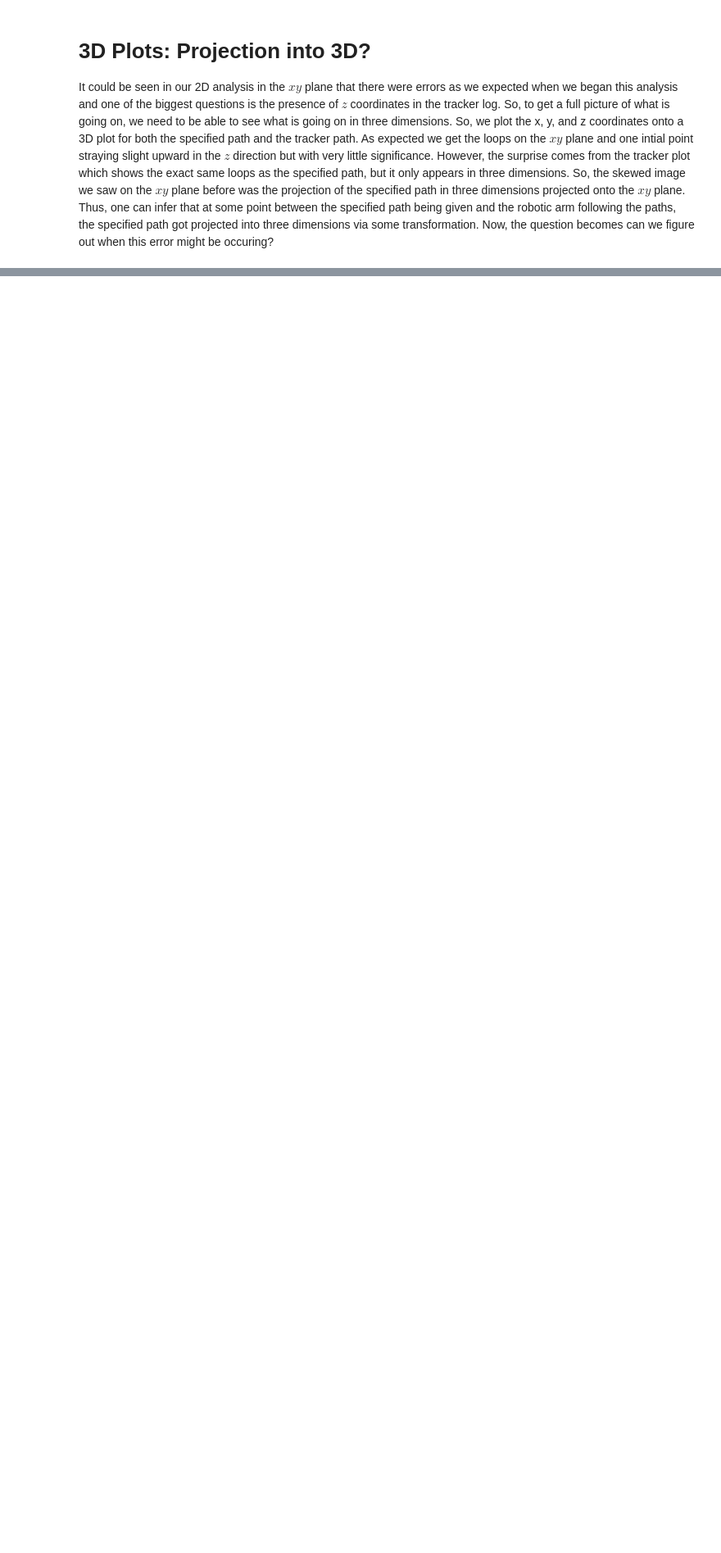
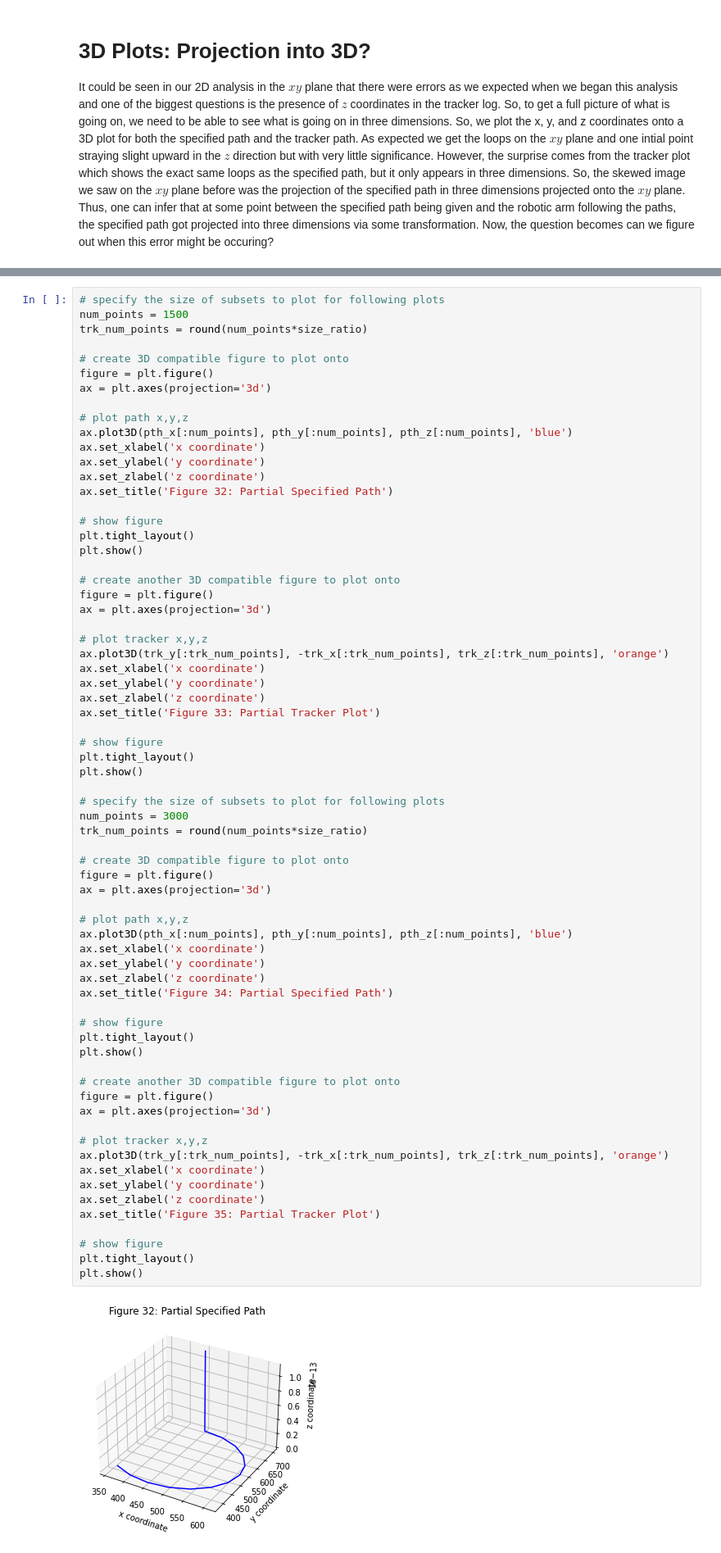
Before and after one commit to adamggibbs/path_analysis_soln, a Jupyter notebook: analysis.ipynb, the cells around one changed output, grey strips where cells are left out. Shown at 82% size. Cells and saved outputs as stored; diff of their text form; blank space fills up the shorter version.

```diff
--- a/analysis.ipynb
+++ b/analysis.ipynb
@@ -614,0 +638,70 @@ plt.show()
+# %%
+# specify the size of subsets to plot for following plots
+num_points = 1500
+trk_num_points = round(num_points*size_ratio)
+
+# create 3D compatible figure to plot onto
+figure = plt.figure()
+ax = plt.axes(projection='3d')
+
+# plot path x,y,z
+ax.plot3D(pth_x[:num_points], pth_y[:num_points], pth_z[:num_points], 'blue')
+ax.set_xlabel('x coordinate')
+ax.set_ylabel('y coordinate')
+ax.set_zlabel('z coordinate')
+ax.set_title('Figure 32: Partial Specified Path')
+
+# show figure
+plt.tight_layout()
+plt.show()
+
+# create another 3D compatible figure to plot onto
+figure = plt.figure()
+ax = plt.axes(projection='3d')
+
+# plot tracker x,y,z
+ax.plot3D(trk_y[:trk_num_points], -trk_x[:trk_num_points], trk_z[:trk_num_points], 'orange')
+ax.set_xlabel('x coordinate')
+ax.set_ylabel('y coordinate')
+ax.set_zlabel('z coordinate')
+ax.set_title('Figure 33: Partial Tracker Plot')
+
+# show figure
+plt.tight_layout()
+plt.show()
+
+# specify the size of subsets to plot for following plots
+num_points = 3000
+trk_num_points = round(num_points*size_ratio)
+
+# create 3D compatible figure to plot onto
+figure = plt.figure()
+ax = plt.axes(projection='3d')
+
+# plot path x,y,z
+ax.plot3D(pth_x[:num_points], pth_y[:num_points], pth_z[:num_points], 'blue')
+ax.set_xlabel('x coordinate')
+ax.set_ylabel('y coordinate')
+ax.set_zlabel('z coordinate')
+ax.set_title('Figure 34: Partial Specified Path')
+
+# show figure
+plt.tight_layout()
+plt.show()
+
+# create another 3D compatible figure to plot onto
+figure = plt.figure()
+ax = plt.axes(projection='3d')
+
+# plot tracker x,y,z
+ax.plot3D(trk_y[:trk_num_points], -trk_x[:trk_num_points], trk_z[:trk_num_points], 'orange')
+ax.set_xlabel('x coordinate')
+ax.set_ylabel('y coordinate')
+ax.set_zlabel('z coordinate')
+ax.set_title('Figure 35: Partial Tracker Plot')
+
+# show figure
+plt.tight_layout()
+plt.show()
+# %% [output]
+[figure, added]
```
Also changed, not shown: parts of 8 cells of this notebook, 3 other files.
